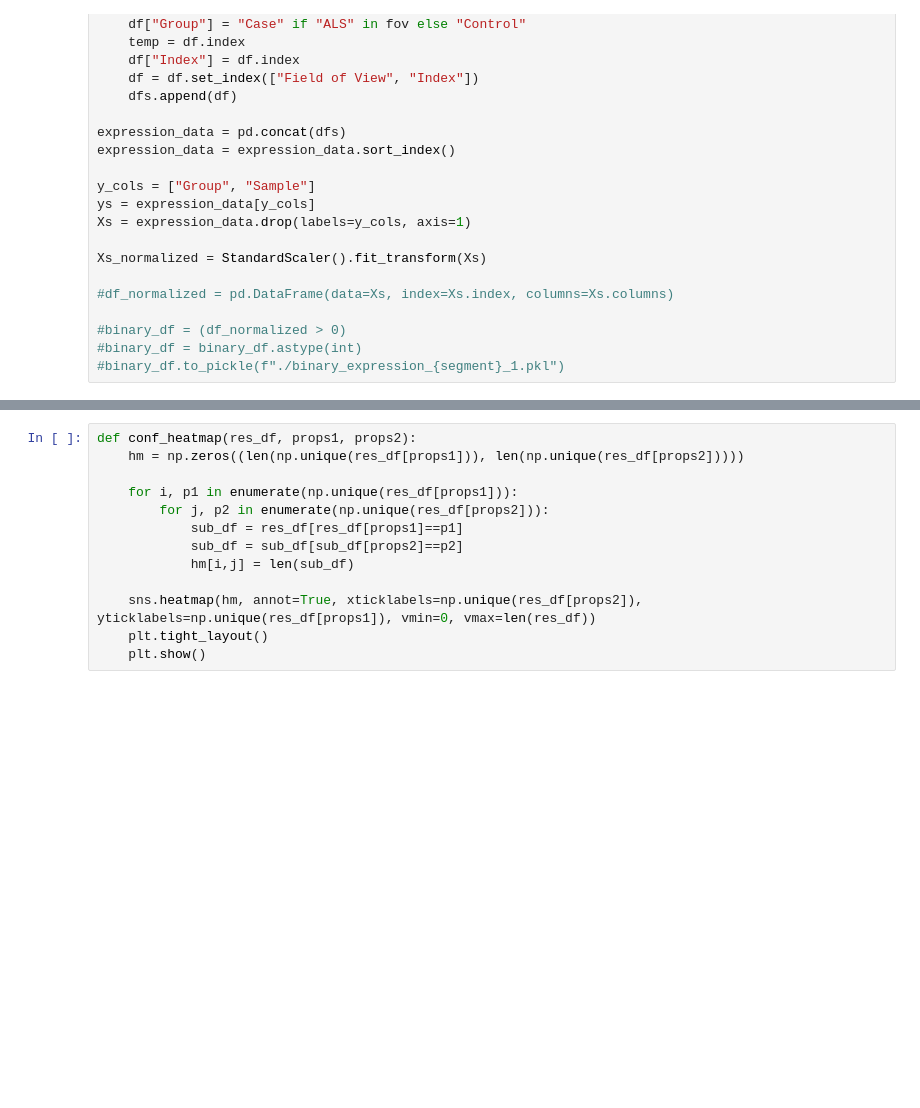
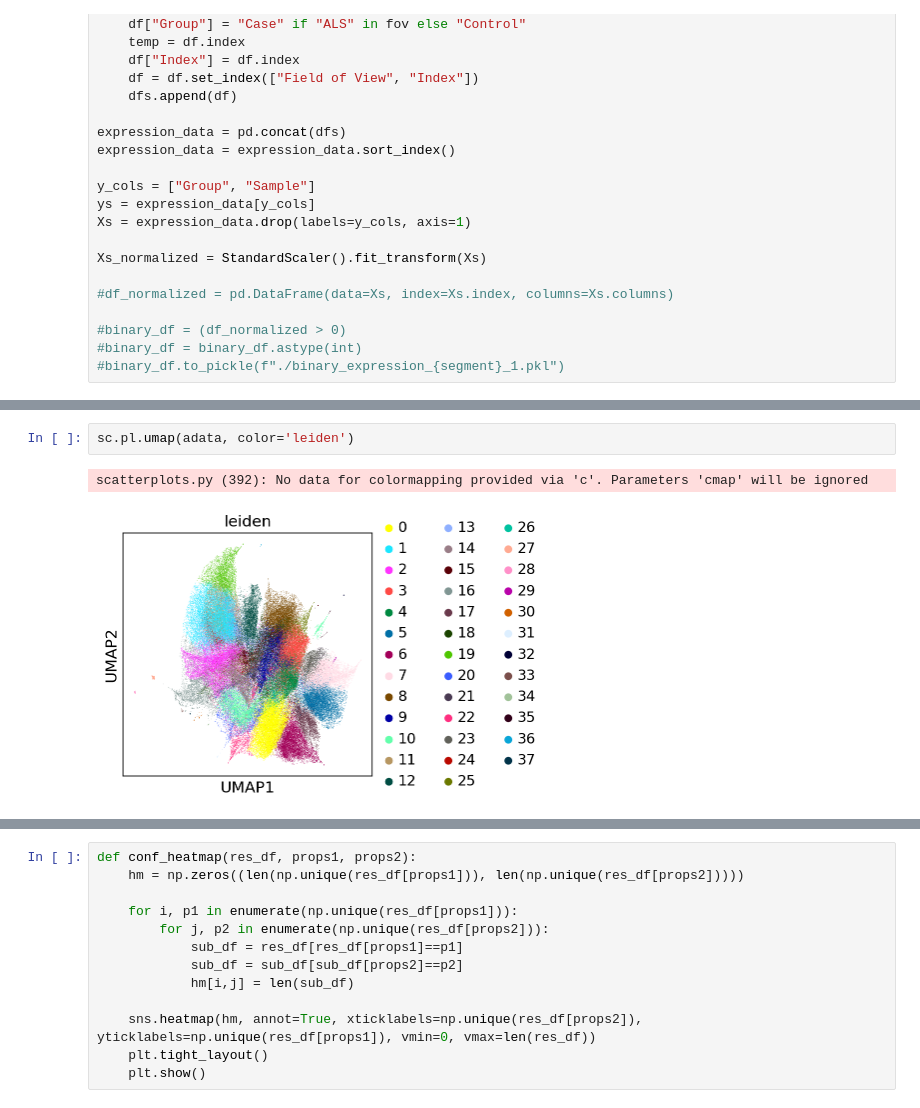
Before and after one commit to bionetslab/ALS_MELC_Data_Analysis, a Jupyter notebook: expression_analysis.ipynb, the cells around one changed output, grey strips where cells are left out. Saved outputs shown, nothing was run; the diff lists cells and outputs as text; blank space fills up the shorter version.

```diff
--- a/expression_analysis.ipynb
+++ b/expression_analysis.ipynb
@@ -55,0 +135,5 @@ Xs_normalized = StandardScaler().fit_transform(Xs)
+# %%
+sc.pl.umap(adata, color='leiden')
+# %% [output]
+scatterplots.py (392): No data for colormapping provided via 'c'. Parameters 'cmap' will be ignored
+[figure, added]
```
Also changed, not shown: parts of 37 cells of this notebook.
